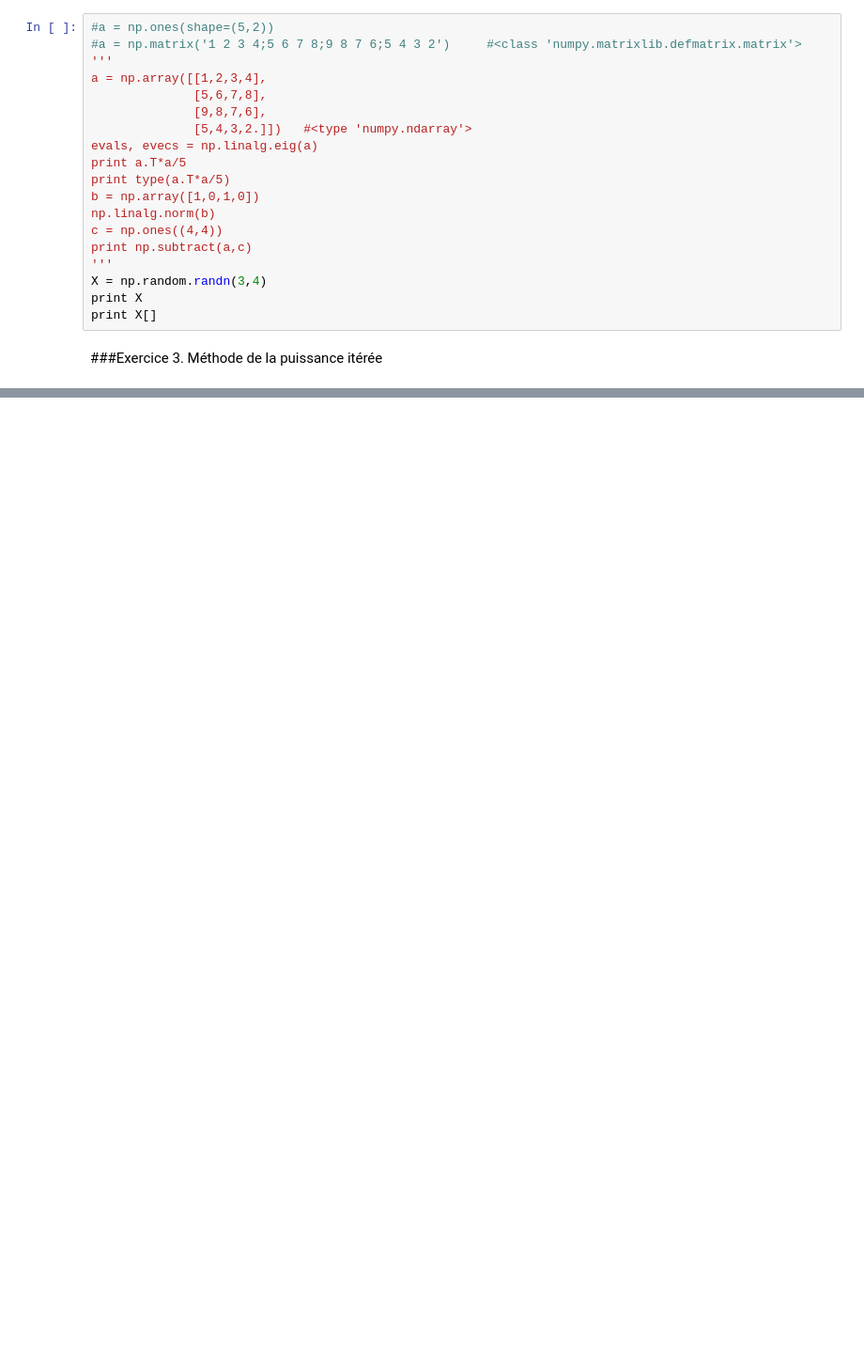
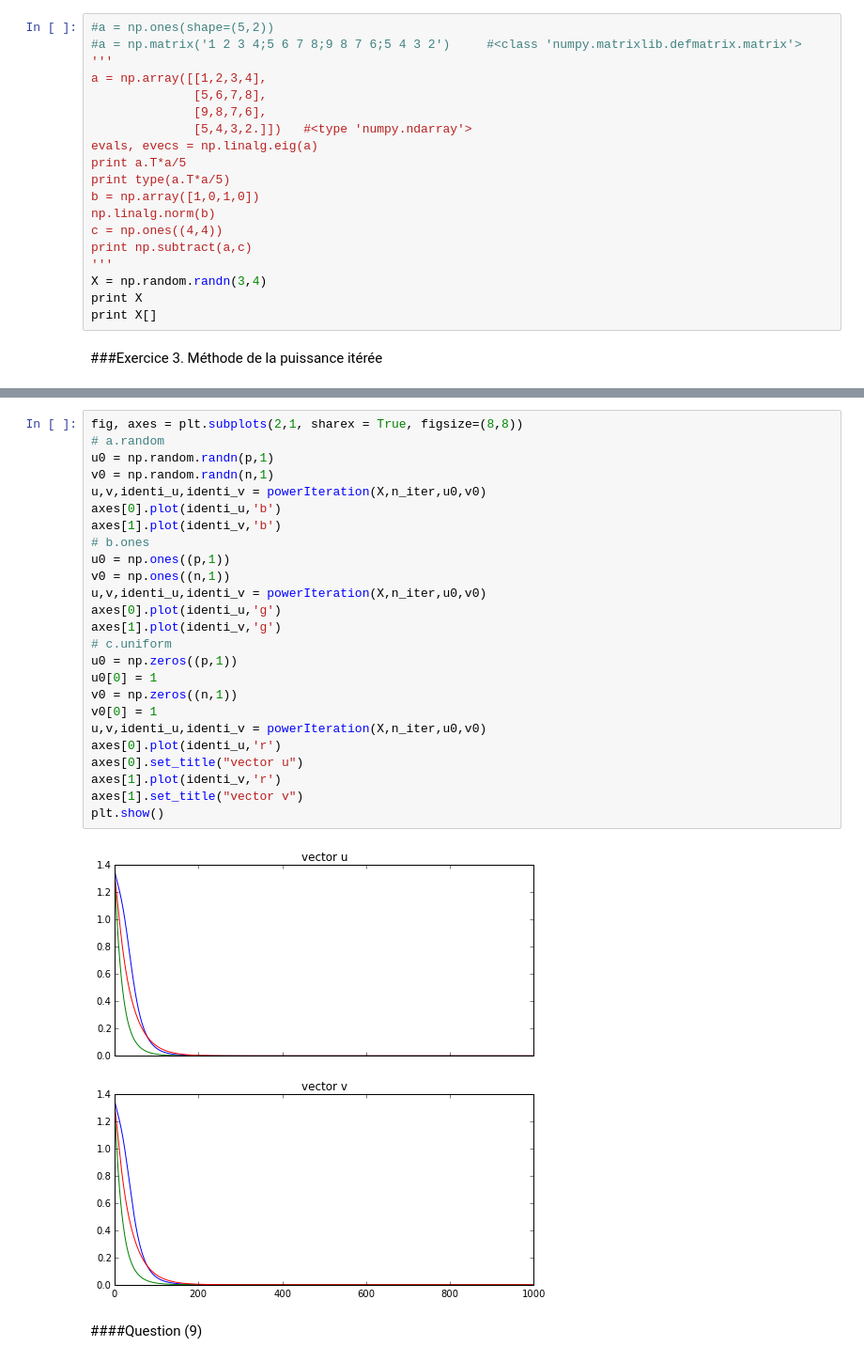
Before and after one commit to DemiFr/SD204-TP-SVD-PCA, a Jupyter notebook: LI_YANTING_0.ipynb, the cells around one changed output, grey strips where cells are left out. Shown: that part at 94% size. Cells and saved outputs as stored; diff of their text form; blank space fills up the shorter version.

```diff
--- a/LI_YANTING_0.ipynb
+++ b/LI_YANTING_0.ipynb
@@ -300,0 +236,29 @@ print u0,v0
+# %%
+fig, axes = plt.subplots(2,1, sharex = True, figsize=(8,8))
+# a.random
+u0 = np.random.randn(p,1)
+v0 = np.random.randn(n,1)
+u,v,identi_u,identi_v = powerIteration(X,n_iter,u0,v0)
+axes[0].plot(identi_u,'b')
+axes[1].plot(identi_v,'b')
+# b.ones
+u0 = np.ones((p,1))
+v0 = np.ones((n,1))
+u,v,identi_u,identi_v = powerIteration(X,n_iter,u0,v0)
+axes[0].plot(identi_u,'g')
+axes[1].plot(identi_v,'g')
+# c.uniform
+u0 = np.zeros((p,1))
+u0[0] = 1
+v0 = np.zeros((n,1))
+v0[0] = 1
+u,v,identi_u,identi_v = powerIteration(X,n_iter,u0,v0)
+axes[0].plot(identi_u,'r')
+axes[0].set_title("vector u")
+axes[1].plot(identi_v,'r')
+axes[1].set_title("vector v")
+plt.show()
+# %% [output]
+[figure, added]
+# %% [markdown]
+####Question (9)
```
Also changed, not shown: parts of 25 cells of this notebook, 6 other files.
